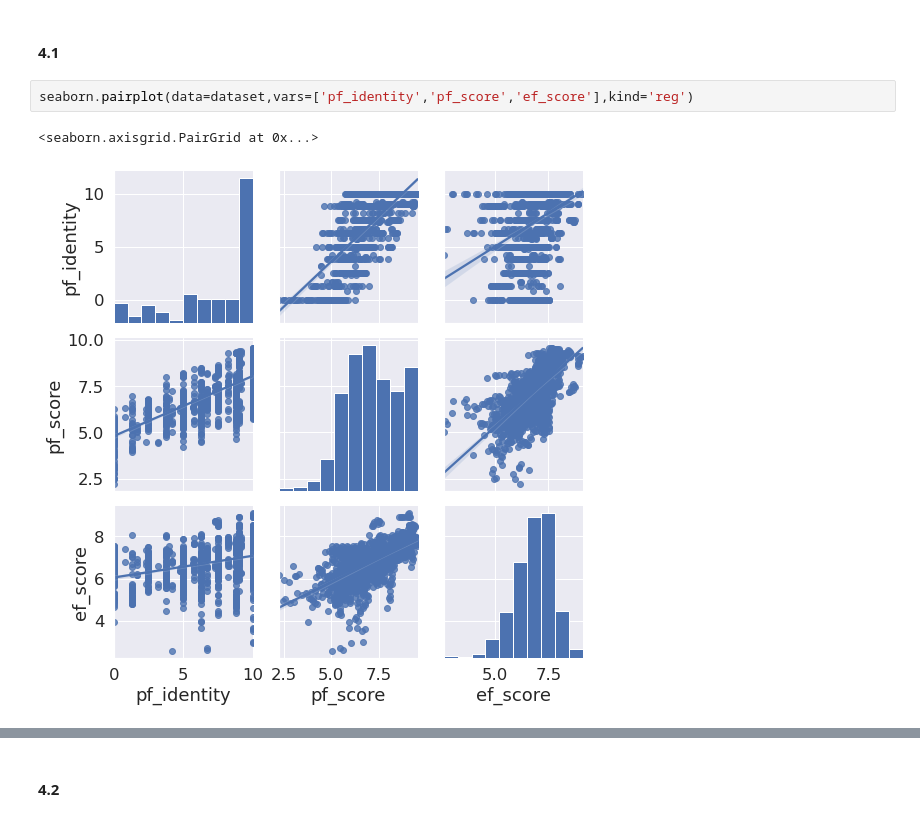
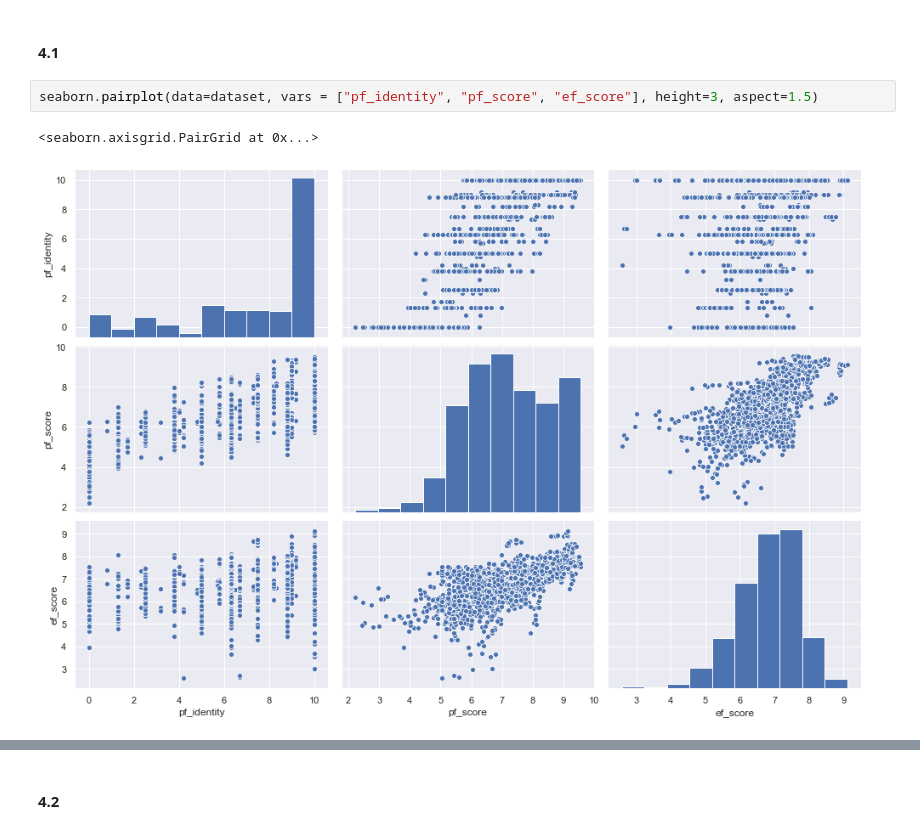
Before and after one commit to diegobcuadro/AyV_Grupo10, a Jupyter notebook: practico.ipynb, the cells around one changed output, grey strips where cells are left out. Drawn from its saved outputs; the diff is of its cells as text.

```diff
--- a/practico.ipynb
+++ b/practico.ipynb
@@ -737,7 +680,7 @@ Como pf_indentity contribuye al cálculo de pf_score esperamos hallar algún gra
 # %% [markdown]
 #### 4.1
 # %%
-seaborn.pairplot(data=dataset,vars=['pf_identity','pf_score','ef_score'],kind='reg')
+seaborn.pairplot(data=dataset, vars = ["pf_identity", "pf_score", "ef_score"], height=3, aspect=1.5)
 # %% [output]
 <seaborn.axisgrid.PairGrid at 0x...>
-[figure, old version]
+[figure, new version]
```
Also changed, not shown: parts of 30 cells of this notebook.
